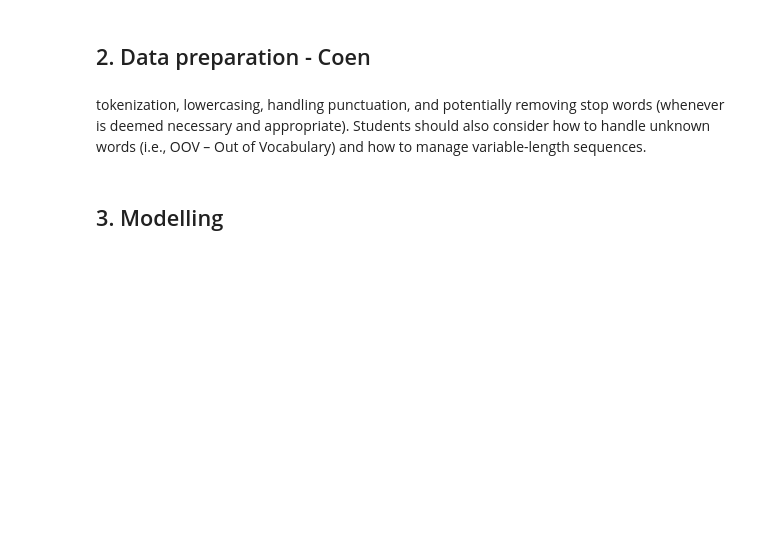
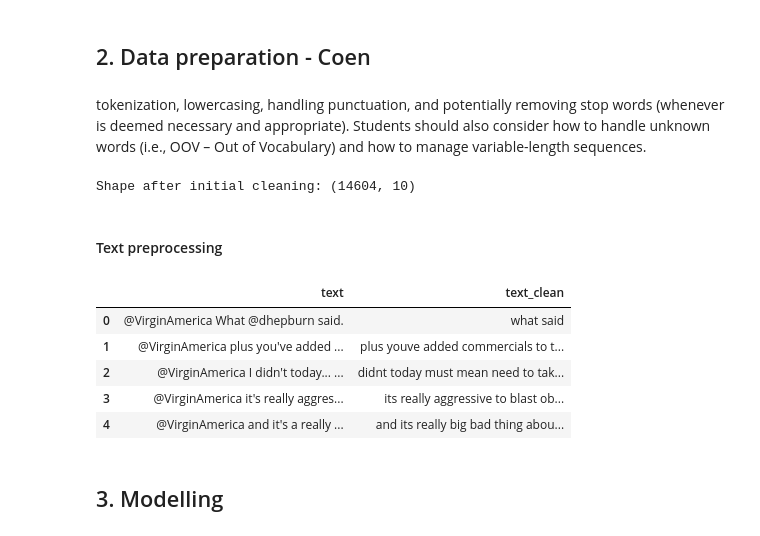
Before and after one commit to CoenHiddink2001/DLNLP_Group8, a Jupyter notebook: NLP assignment.ipynb, the cells around one changed output. Saved outputs shown, nothing was run; the diff lists cells and outputs as text; code cells hidden in the pictures; blank space fills up the shorter version.

Commit message:
Eerste stappen data preperation

```diff
--- a/NLP assignment.ipynb
+++ b/NLP assignment.ipynb
@@ -256,8 +183,41 @@ punctuation, and potentially removing stop words (whenever is deemed necessary a
 appropriate). Students should also consider how to handle unknown words (i.e., OOV –
 Out of Vocabulary) and how to manage variable-length sequences.
 # %%
-# Delete duplicates
-# paar null values verder niet echt interessant.
+# Initial cleaning
+data = data.drop_duplicates()
+
+# Drop some irrelevant columns
+columns_to_drop = ['tweet_coord', 'name', 'tweet_location', 'user_timezone', 'airline']
+data_clean = data.drop(columns=columns_to_drop)
+
+print("Shape after initial cleaning:", data_clean.shape)
+# %% [output]
+Shape after initial cleaning: (14604, 10)
+# %% [markdown]
+#### Text preprocessing
+# %%
+data_clean["text_clean"] = (
+    data_clean["text"]
+    .str.lower()
+    .str.replace(r"http\S+|www\S+|https\S+", "", regex=True) # 1. Remove URLs
+    .str.replace(r"@\w+", "", regex=True)                    # 2. Remove @mentions
+    .str.replace(r"<[^>]+>", "", regex=True)                 # 3. Remove HTML tags
+    .str.replace(r"[^\w\s]", "", regex=True)                 # 4. Remove punctuation
+    .str.replace(r"\d+", "", regex=True)                     # 5. Remove numbers
+    .str.replace(r"\b[a-z]\b", "", regex=True)               # 6. Remove one-letter words (e.g., 'a', 'i')
+    .str.replace(r"\s+", " ", regex=True)                    # 7. Remove extra whitespaces
+    .str.strip()                                             # 8. Trim leading/trailing spaces
+)
+
+# Check the results
+data_clean[["text", "text_clean"]].head()
+# %% [output]
+|  | text | text_clean |
+| 0 | @VirginAmerica What @dhepburn said. | what said |
+| 1 | @VirginAmerica plus you've added ... | plus youve added commercials to t... |
+| 2 | @VirginAmerica I didn't today... ... | didnt today must mean need to tak... |
+| 3 | @VirginAmerica it's really aggres... | its really aggressive to blast ob... |
+| 4 | @VirginAmerica and it's a really ... | and its really big bad thing abou... |
 # %% [markdown]
 ## 3. Modelling
 # %% [markdown]
```
Also changed, not shown: parts of 13 cells of this notebook, 1 other file.
